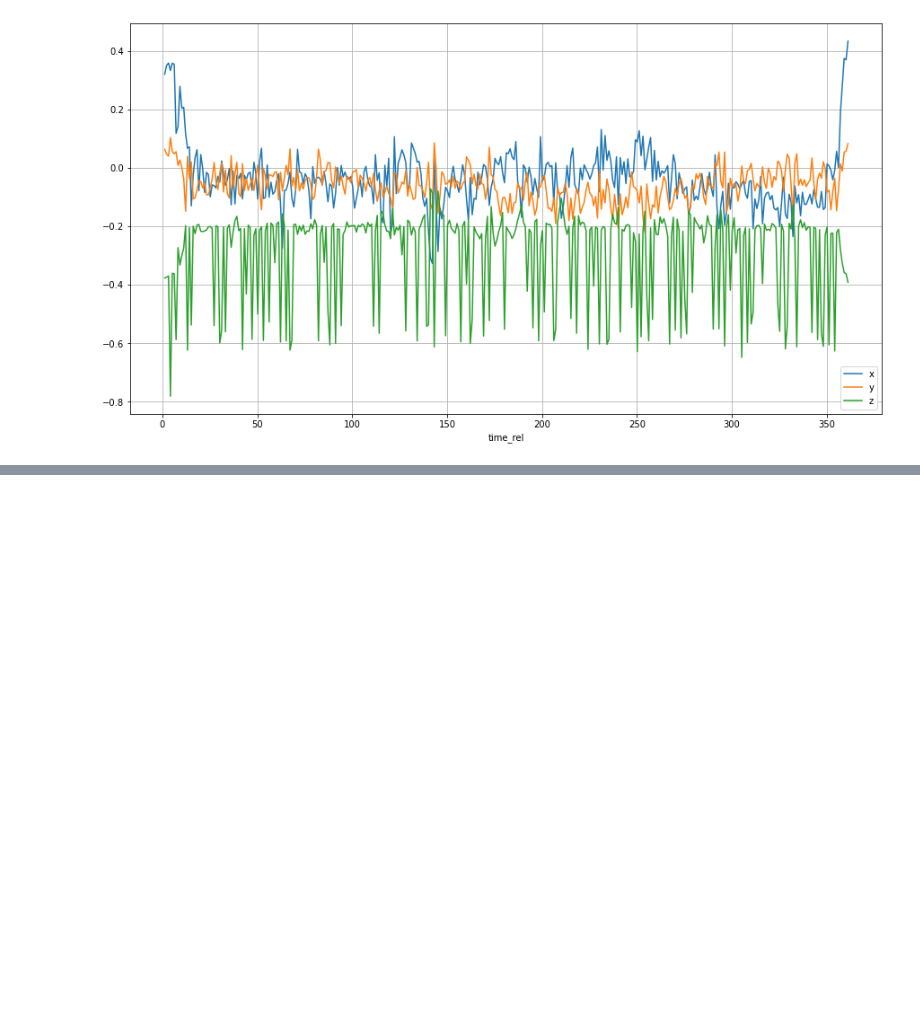
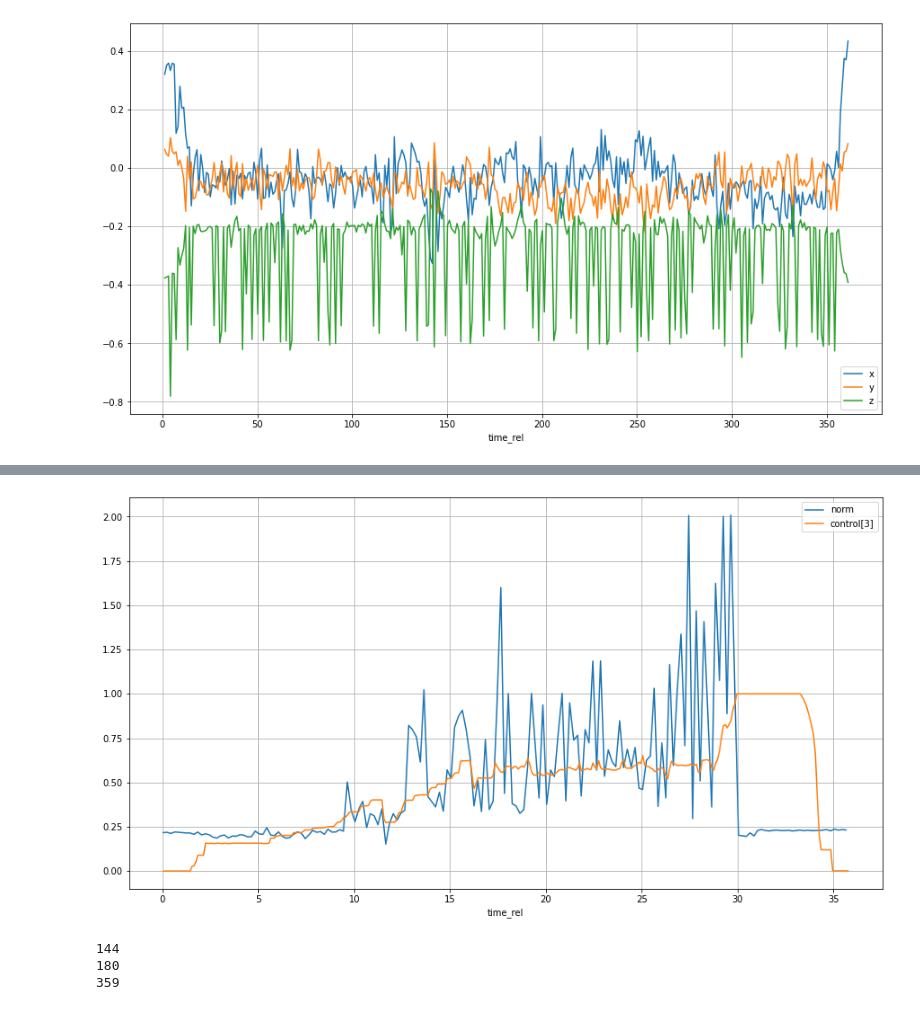
Before and after one commit to SkyRats/SkyanalysisTools, a Jupyter notebook: notebooks/mag.ipynb, the cells around one changed output, grey strips where cells are left out. Cells and saved outputs as stored; diff of their text form; code cells hidden in the pictures; blank space fills up the shorter version.

```diff
--- a/notebooks/mag.ipynb
+++ b/notebooks/mag.ipynb
@@ -36,0 +90,34 @@ plt.grid()
+# %%
+actuator_controls_0_0 = pd.read_csv(r"D:\Documentos\Skyrats\SkyanalysisTools\logs\actuator_controls_0_0\log_31_2021-7-9-16-35-26.csv")
+vehicle_magnetometer_0 = pd.read_csv(r"D:\Documentos\Skyrats\SkyanalysisTools\logs\vehicle_magnetometer_0\log_31_2021-7-9-16-35-26.csv")
+
+actuator_armed_0 = pd.read_csv(r"D:\Documentos\Skyrats\SkyanalysisTools\logs\actuator_armed_0\log_31_2021-7-9-16-35-26.csv")
+t0 = actuator_armed_0['timestamp'][0]
+
+vehicle_magnetometer_0['time_rel'] = (vehicle_magnetometer_0['timestamp'] - t0)/1e6
+actuator_controls_0_0['time_rel'] = (actuator_controls_0_0['timestamp'] - t0)/1e6
+
+fig = plt.figure(figsize=(15,8))
+ax = fig.gca()
+
+vehicle_magnetometer_0['norm'] = np.sqrt(vehicle_magnetometer_0['magnetometer_ga[0]']**2 +
+                                vehicle_magnetometer_0['magnetometer_ga[1]']**2 +
+                                vehicle_magnetometer_0['magnetometer_ga[2]']**2)
+vehicle_magnetometer_0.plot(y='norm', x='time_rel', ax=ax)
+actuator_controls_0_0.plot(y='control[3]',x='time_rel',ax=ax)
+plt.grid()
+# %% [output]
+[figure, added]
+# %%
+count = 0
+for a in vehicle_magnetometer_0['time_rel']:
+    for b in actuator_controls_0_0['time_rel']:
+        if abs(a-b) < 0.01:
+            count += 1
+print(count)
+print(len(vehicle_magnetometer_0['time_rel']))
+print(len(actuator_controls_0_0['time_rel']))
+# %% [output]
+144
+180
+359
```
Also changed, not shown: parts of 4 cells of this notebook.
